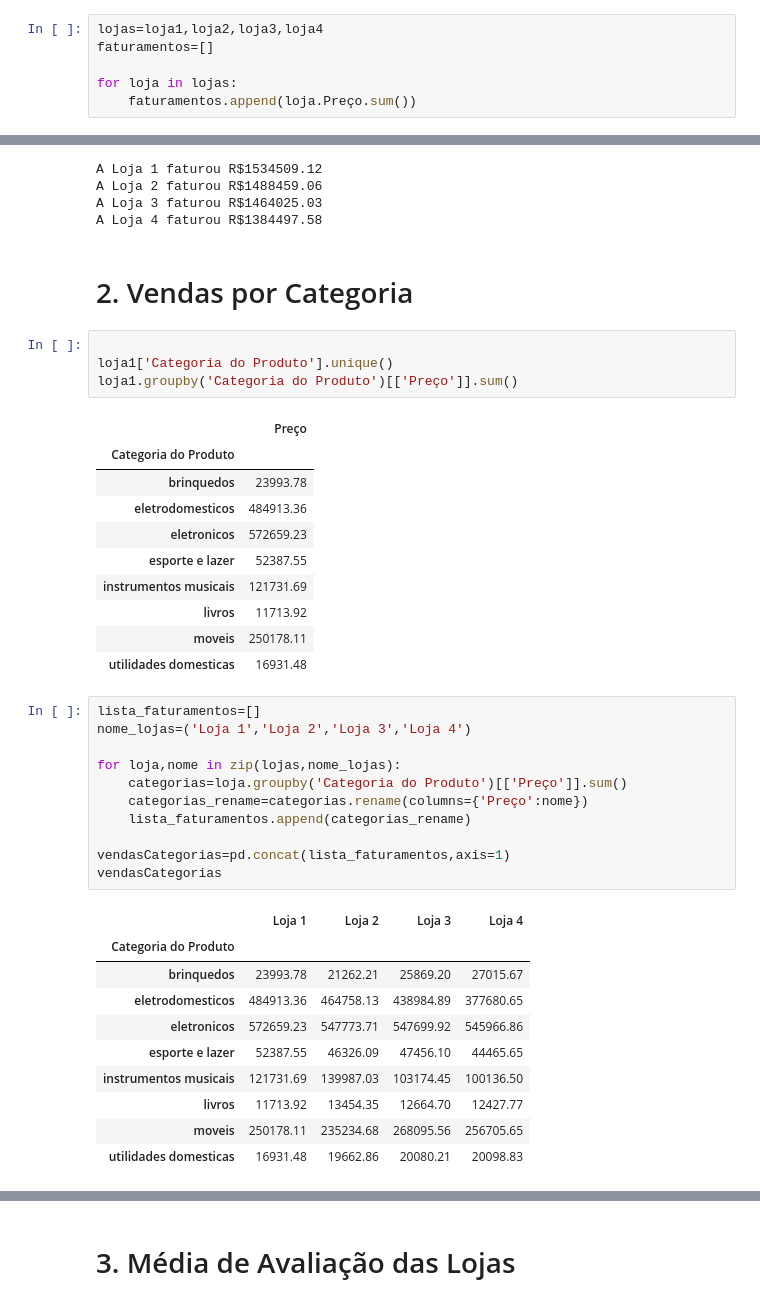
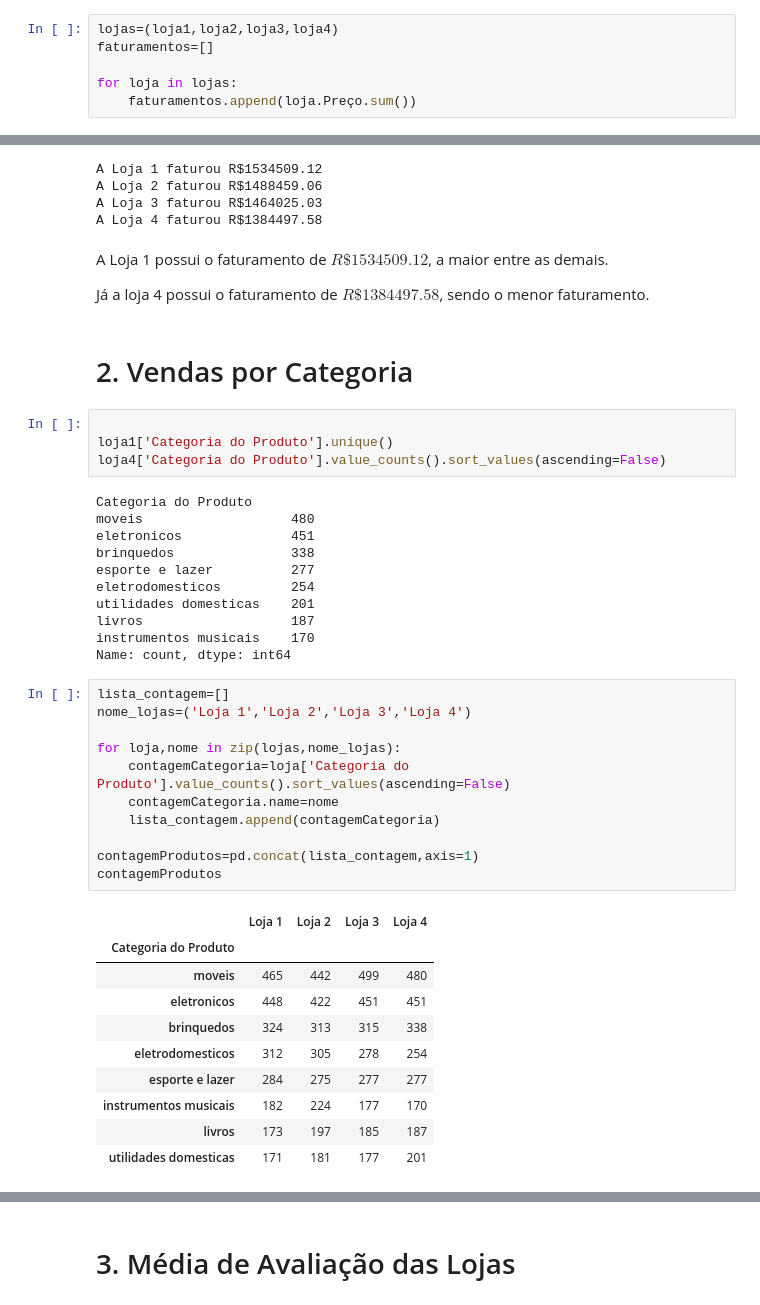
Before and after one commit to Viterb01/Challenge-Alura-Store-One, a Jupyter notebook: AluraStoreBrasil.ipynb, the cells around one changed output, grey strips where cells are left out. Drawn from its saved outputs; the diff is of its cells as text.

Commit message:
Terminado vendas pro categoria e produto mais e menos vendido. Terminas frete medio

```diff
--- a/AluraStoreBrasil.ipynb
+++ b/AluraStoreBrasil.ipynb
@@ -25,7 +25,7 @@ loja1.head()
 # %% [markdown]
 ## 1. Análise do faturamento
 # %%
-lojas=loja1,loja2,loja3,loja4
+lojas=(loja1,loja2,loja3,loja4)
 faturamentos=[]
 
 for loja in lojas:
@@ -64,42 +64,46 @@ A Loja 1 faturou R$1534509.12
 A Loja 2 faturou R$1488459.06
 A Loja 3 faturou R$1464025.03
 A Loja 4 faturou R$1384497.58
+# %% [markdown]
+A Loja 1 possui o faturamento de $R\$1534509.12$, a maior entre as demais.
+
+Já a loja 4 possui o faturamento de $R\$1384497.58$, sendo o menor faturamento.
 # %% [markdown]
 # 2. Vendas por Categoria
 # %%
 
 loja1['Categoria do Produto'].unique()
-loja1.groupby('Categoria do Produto')[['Preço']].sum()
+loja4['Categoria do Produto'].value_counts().sort_values(ascending=False)
 # %% [output]
-|  | Preço |
-| Categoria do Produto |  |
-| brinquedos | 23993.78 |
-| eletrodomesticos | 484913.36 |
-| eletronicos | 572659.23 |
-| esporte e lazer | 52387.55 |
-| instrumentos musicais | 121731.69 |
-| livros | 11713.92 |
-| moveis | 250178.11 |
-| utilidades domesticas | 16931.48 |
+Categoria do Produto
+moveis                   480
+eletronicos              451
+brinquedos               338
+esporte e lazer          277
+eletrodomesticos         254
+utilidades domesticas    201
+livros                   187
+instrumentos musicais    170
+Name: count, dtype: int64
 # %%
-lista_faturamentos=[]
+lista_contagem=[]
 nome_lojas=('Loja 1','Loja 2','Loja 3','Loja 4')
 
 for loja,nome in zip(lojas,nome_lojas):
-    categorias=loja.groupby('Categoria do Produto')[['Preço']].sum()
-    categorias_rename=categorias.rename(columns={'Preço':nome})
-    lista_faturamentos.append(categorias_rename)
+    contagemCategoria=loja['Categoria do Produto'].value_counts().sort_values(ascending=False)
+    contagemCategoria.name=nome
+    lista_contagem.append(contagemCategoria)
 
-vendasCategorias=pd.concat(lista_faturamentos,axis=1)
-vendasCategorias
+contagemProdutos=pd.concat(lista_contagem,axis=1)
+contagemProdutos
 # %% [output]
 |  | Loja 1 | Loja 2 | Loja 3 | Loja 4 |
 | Categoria do Produto |  |  |  |  |
-| brinquedos | 23993.78 | 21262.21 | 25869.20 | 27015.67 |
-| eletrodomesticos | 484913.36 | 464758.13 | 438984.89 | 377680.65 |
-| eletronicos | 572659.23 | 547773.71 | 547699.92 | 545966.86 |
-| esporte e lazer | 52387.55 | 46326.09 | 47456.10 | 44465.65 |
-| instrumentos musicais | 121731.69 | 139987.03 | 103174.45 | 100136.50 |
-| livros | 11713.92 | 13454.35 | 12664.70 | 12427.77 |
-| moveis | 250178.11 | 235234.68 | 268095.56 | 256705.65 |
-| utilidades domesticas | 16931.48 | 19662.86 | 20080.21 | 20098.83 |
+| moveis | 465 | 442 | 499 | 480 |
+| eletronicos | 448 | 422 | 451 | 451 |
+| brinquedos | 324 | 313 | 315 | 338 |
+| eletrodomesticos | 312 | 305 | 278 | 254 |
+| esporte e lazer | 284 | 275 | 277 | 277 |
+| instrumentos musicais | 182 | 224 | 177 | 170 |
+| livros | 173 | 197 | 185 | 187 |
+| utilidades domesticas | 171 | 181 | 177 | 201 |
```
Also changed, not shown: parts of 7 cells of this notebook.
